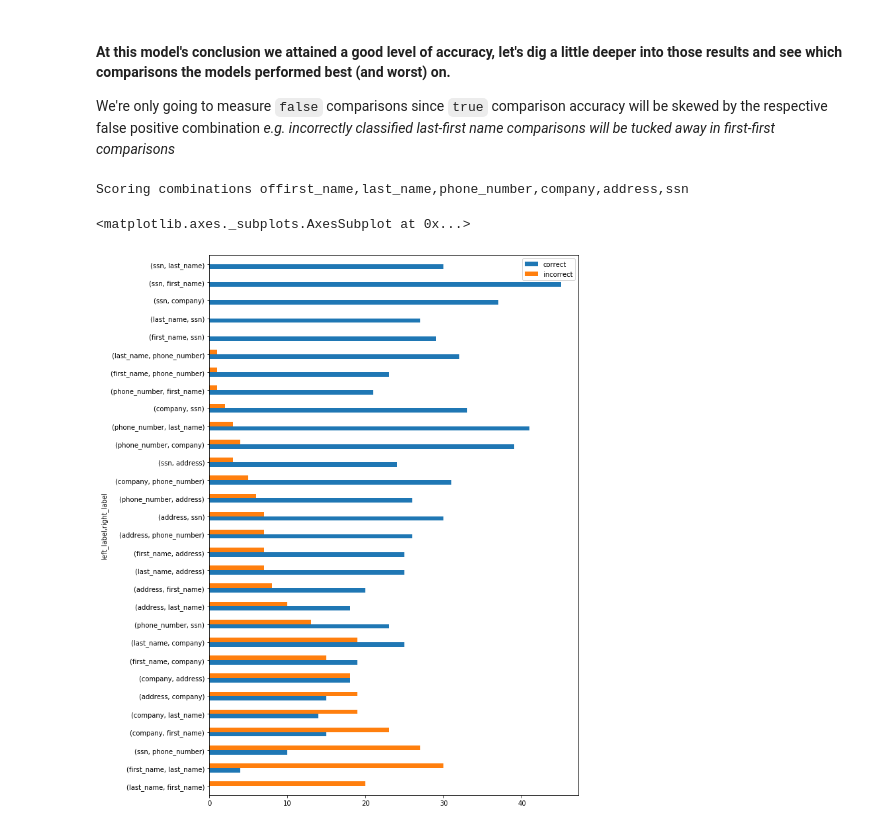
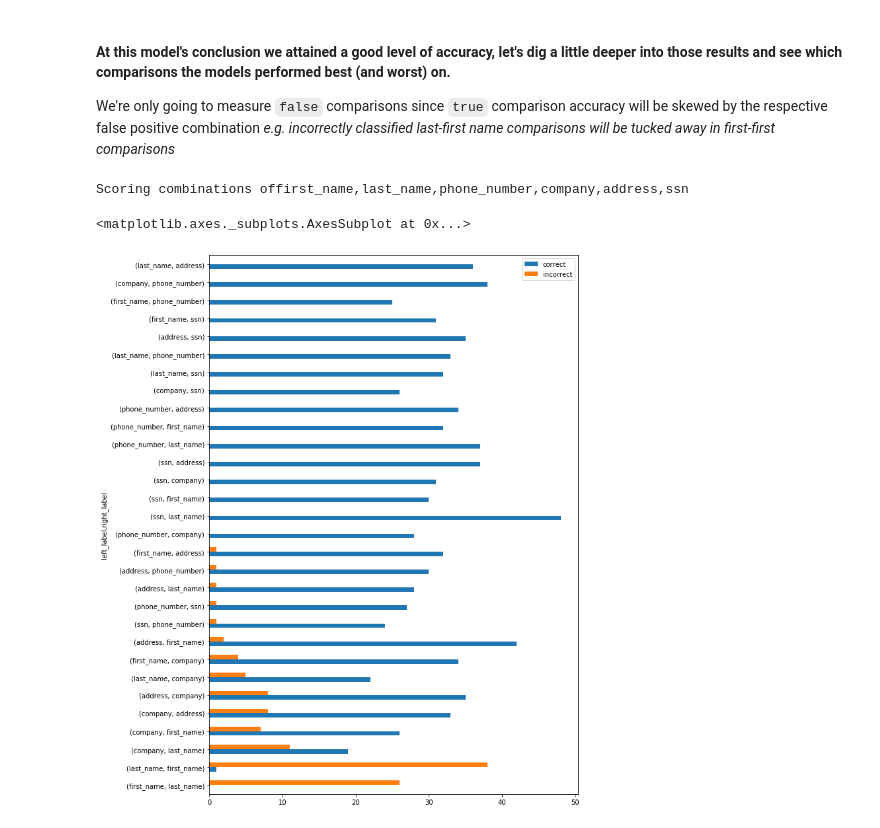
Before and after one commit to tteigman/string2image, a Jupyter notebook: notebooks/POC/Comparing strings with a CNN.ipynb, the cells around one changed output. Cells and saved outputs as stored; diff of their text form; code cells hidden in the pictures.

```diff
--- a/notebooks/POC/Comparing strings with a CNN.ipynb
+++ b/notebooks/POC/Comparing strings with a CNN.ipynb
@@ -33,12 +33,12 @@ w2v_model = Word2Vec.load("word2vec.model")
 #### Now we can set up some training and testing data with our generator class
 Some sample data is shown, note we're using nested namedtuples to organize the values and labels.
 # %%
-size = 2000
-# When including the reverse
+size = 20_000
+# When including the reverse we double our samples, the reverse is needed because we want to account for left-right and right-left subtractions
 train_data = list(g.random_pair_gen(size, include_reverse=True))
 test_data = list(g.random_pair_gen(size, include_reverse=True))
 # Sloppy way of ensuring out test data does not appear in our train data
 test_data = [d for d in test_data if d not in train_data]
-# Ensure there are enough testing samples left.
+# Count how many testing samples are left.
 print(len(test_data))
 # %% [output]
@@ -200,21 +194,21 @@ We're only going to measure `false` comparisons since `true` comparison accuracy
 # %%
 size = 1000
 real_test = list(g.random_pair_gen(size, is_match=False))
 # real_test = test_data
 real_test_images = arrange_values(real_test)  / 255.0
 test_df = pd.DataFrame(model.predict(real_test_images))
 
 examine = pd.DataFrame(real_test)
-examine["val"] = (test_df[0] < 1)
+examine["val"] = (test_df[0] < test_df[1])
 examine["left_label"] = examine["left"].map(lambda x: x.label)
 examine["right_label"] = examine["right"].map(lambda x: x.label)
 examine["correct"] = examine["val"] == examine["is_match"]
 examine["incorrect"] = examine["val"] != examine["is_match"]
 grouped = examine.groupby(["left_label", "right_label"])[["correct", "incorrect"]].sum()
 grouped["ratio"] = (grouped["incorrect"] / grouped["correct"])
 print("Scoring combinations of" + ",".join(map(lambda x: x.__name__, data_sources)))
 grouped.sort_values("ratio", ascending=False)[["correct", "incorrect"]].plot.barh(figsize=(10,15))
 # %% [output]
 Scoring combinations offirst_name,last_name,phone_number,company,address,ssn
 <matplotlib.axes._subplots.AxesSubplot at 0x...>
-[figure, old version]
+[figure, new version]
```
Also changed, not shown: parts of 5 cells of this notebook.
